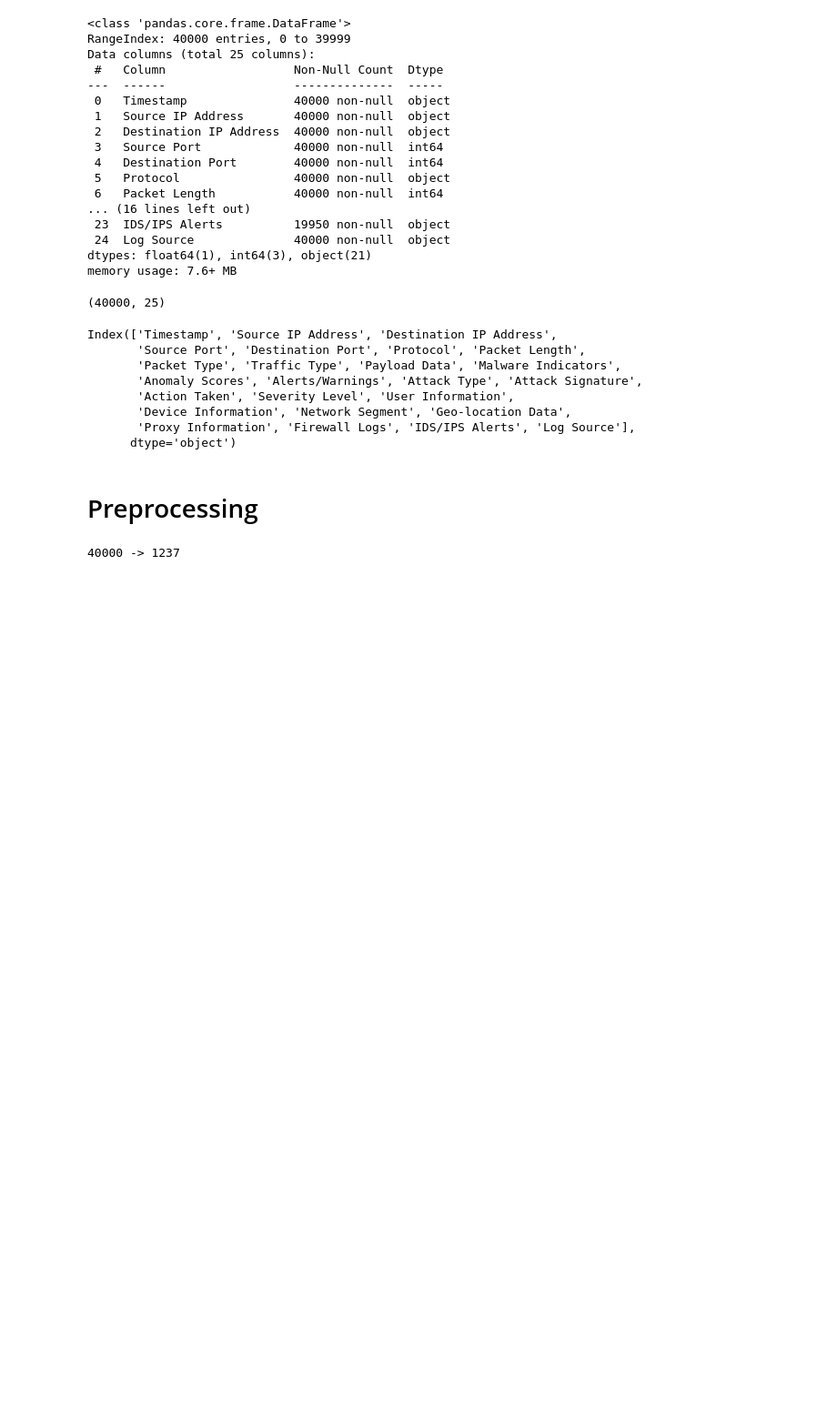
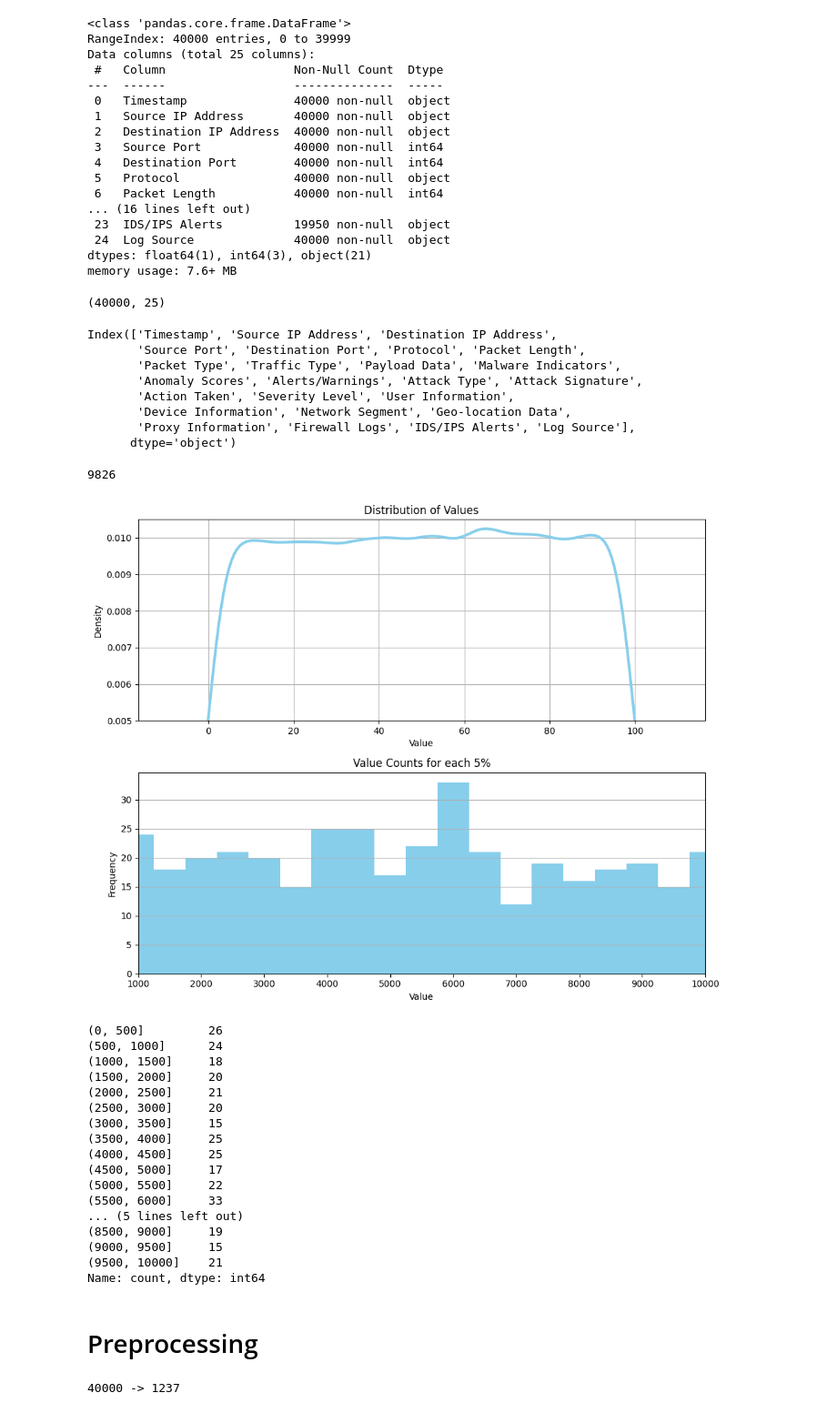
Before and after one commit to polymons/Deep-Learning-Experiments, a Jupyter notebook: network-data-analysis.ipynb, the cells around one changed output. Shown: that part at 91% size. Saved outputs shown, nothing was run; the diff lists cells and outputs as text; code cells hidden in the pictures; blank space fills up the shorter version.

Commit message:
distribution plots

```diff
--- a/network-data-analysis.ipynb
+++ b/network-data-analysis.ipynb
@@ -80,6 +80,54 @@ Index(['Timestamp', 'Source IP Address', 'Destination IP Address',
        'Device Information', 'Network Segment', 'Geo-location Data',
        'Proxy Information', 'Firewall Logs', 'IDS/IPS Alerts', 'Log Source'],
       dtype='object')
+# %%
+print(len(sorted(np.unique(df['Anomaly Scores']))))
+
+fig, ax = plt.subplots(2, 1, figsize=(10, 8))
+
+sns.kdeplot(df['Anomaly Scores'], color='skyblue', linewidth=3, ax=ax[0])
+ax[0].set_title('Distribution of Values')
+ax[0].set_xlabel('Value')
+ax[0].set_ylabel('Density')
+ax[0].set_ylim(0.005,0.0105)
+ax[0].grid(True)
+
+value_counts = df['Anomaly Scores'].value_counts().sort_index().reindex(range(101), fill_value=0)
+value_counts.index *= 100
+summed_counts = value_counts.groupby(pd.cut(value_counts.index, bins=range(0, 10001, 500))).sum()
+
+ax[1].bar([interval.right for interval in summed_counts.index], summed_counts.values, color='skyblue', width=500)
+ax[1].set_title('Value Counts for each 5%')
+ax[1].set_xlabel('Value')
+ax[1].set_ylabel('Frequency')
+ax[1].grid(axis='y')
+ax[1].set_xlim(1000,10000)
+
+plt.tight_layout()
+
+plt.show()
+
+print(summed_counts)
+# %% [output]
+9826
+[figure, added]
+(0, 500]         26
+(500, 1000]      24
+(1000, 1500]     18
+(1500, 2000]     20
+(2000, 2500]     21
+(2500, 3000]     20
+(3000, 3500]     15
+(3500, 4000]     25
+(4000, 4500]     25
+(4500, 5000]     17
+(5000, 5500]     22
+(5500, 6000]     33
+... (5 lines left out)
+(8500, 9000]     19
+(9000, 9500]     15
+(9500, 10000]    21
+Name: count, dtype: int64
 # %% [markdown]
 # Preprocessing
 # %%
```
